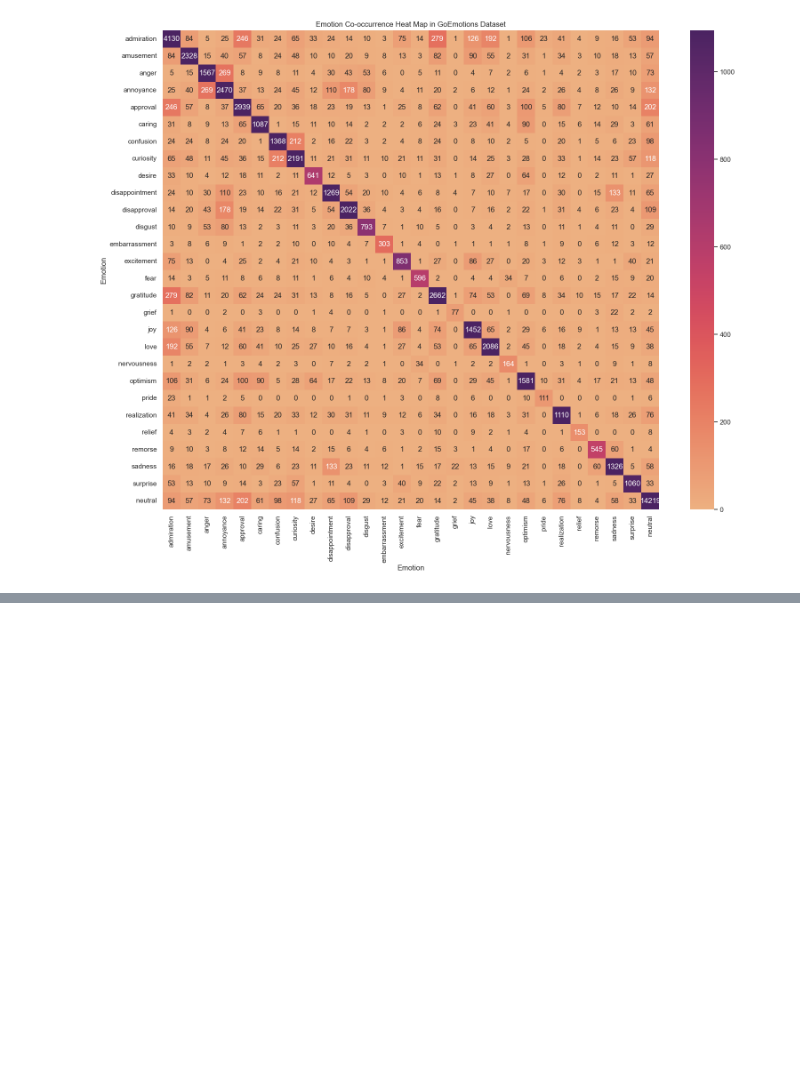
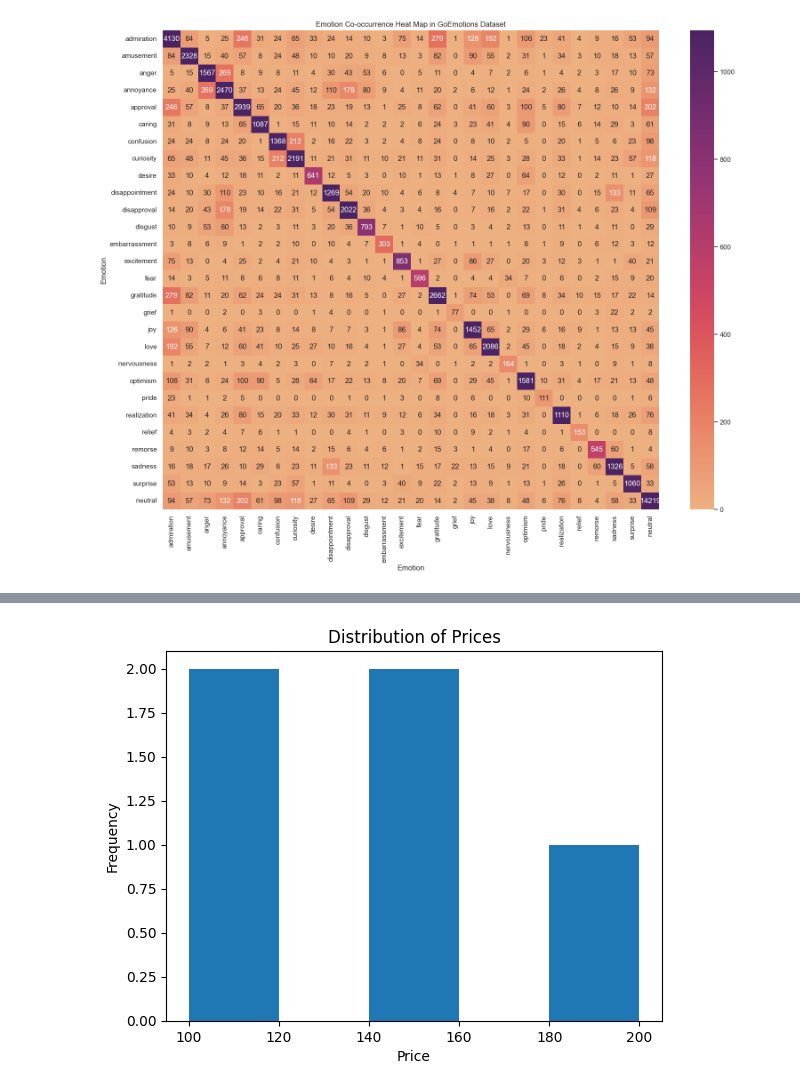
Before and after one commit to Jesslyn26/ML, a Jupyter notebook: Therapy_chatbot/Data_Visualization.ipynb, the cells around one changed output, grey strips where cells are left out. Saved outputs shown, nothing was run; the diff lists cells and outputs as text; code cells hidden in the pictures; blank space fills up the shorter version.

```diff
--- a/Therapy_chatbot/Data_Visualization.ipynb
+++ b/Therapy_chatbot/Data_Visualization.ipynb
@@ -182,0 +233,9 @@ plt.close()
+# %%
+plt.hist(df['Price'],bins = 5)
+plt.xlabel('Price')
+plt.ylabel('Frequency')
+plt.title('Distribution of Prices')
+# plt.grid(True)
+plt.show()
+# %% [output]
+[figure, added]
```
Also changed, not shown: parts of 2 cells of this notebook, 4 other files.
